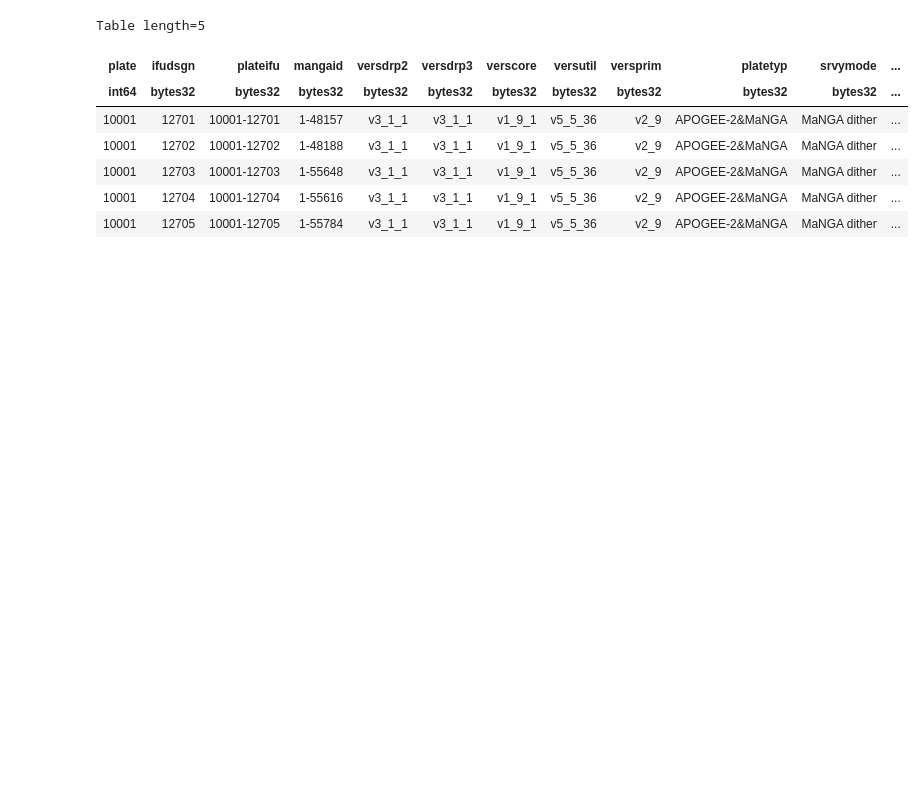
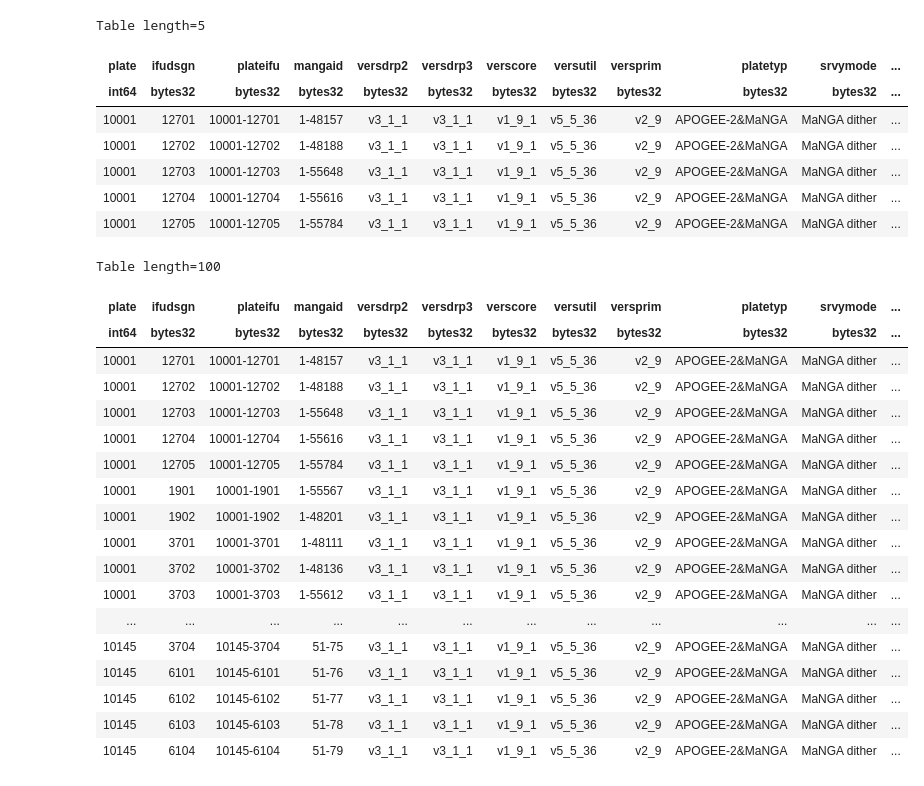
Before and after one commit to DESI-UR/MaNGA-VelMap, a Jupyter notebook: Notebooks/R90_Addition_to_drp.ipynb, the cells around one changed output. Saved outputs shown, nothing was run; the diff lists cells and outputs as text; code cells hidden in the pictures; blank space fills up the shorter version.

Commit message:
Added R90 column to drpall table

```diff
--- a/Notebooks/R90_Addition_to_drp.ipynb
+++ b/Notebooks/R90_Addition_to_drp.ipynb
@@ -59,3 +63,27 @@ Table length=5
 | 10001 | 12705 | 10001-12705 | 1-55784 | v3_1_1 | v3_1_1 | v1_9_1 | v5_5_36 | v2_9 | APOGEE-2&MaNGA | MaNGA dither | ... |
 # %%
 drpall.write(data_folder + 'drpall_ttype_R90.fits', format='fits',overwrite=True)
+# %%
+drpall_r90 = data_folder + 'drpall_ttype_R90.fits'
+drpall_R90 = Table.read(drpall_r90, format="fits",hdu=1)
+drpall_R90[:100]
+# %% [output]
+Table length=100
+| plate | ifudsgn | plateifu | mangaid | versdrp2 | versdrp3 | verscore | versutil | versprim | platetyp | srvymode | ... |
+| int64 | bytes32 | bytes32 | bytes32 | bytes32 | bytes32 | bytes32 | bytes32 | bytes32 | bytes32 | bytes32 | ... |
+| 10001 | 12701 | 10001-12701 | 1-48157 | v3_1_1 | v3_1_1 | v1_9_1 | v5_5_36 | v2_9 | APOGEE-2&MaNGA | MaNGA dither | ... |
+| 10001 | 12702 | 10001-12702 | 1-48188 | v3_1_1 | v3_1_1 | v1_9_1 | v5_5_36 | v2_9 | APOGEE-2&MaNGA | MaNGA dither | ... |
+| 10001 | 12703 | 10001-12703 | 1-55648 | v3_1_1 | v3_1_1 | v1_9_1 | v5_5_36 | v2_9 | APOGEE-2&MaNGA | MaNGA dither | ... |
+| 10001 | 12704 | 10001-12704 | 1-55616 | v3_1_1 | v3_1_1 | v1_9_1 | v5_5_36 | v2_9 | APOGEE-2&MaNGA | MaNGA dither | ... |
+| 10001 | 12705 | 10001-12705 | 1-55784 | v3_1_1 | v3_1_1 | v1_9_1 | v5_5_36 | v2_9 | APOGEE-2&MaNGA | MaNGA dither | ... |
+| 10001 | 1901 | 10001-1901 | 1-55567 | v3_1_1 | v3_1_1 | v1_9_1 | v5_5_36 | v2_9 | APOGEE-2&MaNGA | MaNGA dither | ... |
+| 10001 | 1902 | 10001-1902 | 1-48201 | v3_1_1 | v3_1_1 | v1_9_1 | v5_5_36 | v2_9 | APOGEE-2&MaNGA | MaNGA dither | ... |
+| 10001 | 3701 | 10001-3701 | 1-48111 | v3_1_1 | v3_1_1 | v1_9_1 | v5_5_36 | v2_9 | APOGEE-2&MaNGA | MaNGA dither | ... |
+| 10001 | 3702 | 10001-3702 | 1-48136 | v3_1_1 | v3_1_1 | v1_9_1 | v5_5_36 | v2_9 | APOGEE-2&MaNGA | MaNGA dither | ... |
+| 10001 | 3703 | 10001-3703 | 1-55612 | v3_1_1 | v3_1_1 | v1_9_1 | v5_5_36 | v2_9 | APOGEE-2&MaNGA | MaNGA dither | ... |
+| ... | ... | ... | ... | ... | ... | ... | ... | ... | ... | ... | ... |
+| 10145 | 3704 | 10145-3704 | 51-75 | v3_1_1 | v3_1_1 | v1_9_1 | v5_5_36 | v2_9 | APOGEE-2&MaNGA | MaNGA dither | ... |
+| 10145 | 6101 | 10145-6101 | 51-76 | v3_1_1 | v3_1_1 | v1_9_1 | v5_5_36 | v2_9 | APOGEE-2&MaNGA | MaNGA dither | ... |
+| 10145 | 6102 | 10145-6102 | 51-77 | v3_1_1 | v3_1_1 | v1_9_1 | v5_5_36 | v2_9 | APOGEE-2&MaNGA | MaNGA dither | ... |
+| 10145 | 6103 | 10145-6103 | 51-78 | v3_1_1 | v3_1_1 | v1_9_1 | v5_5_36 | v2_9 | APOGEE-2&MaNGA | MaNGA dither | ... |
+| 10145 | 6104 | 10145-6104 | 51-79 | v3_1_1 | v3_1_1 | v1_9_1 | v5_5_36 | v2_9 | APOGEE-2&MaNGA | MaNGA dither | ... |
```
Also changed, not shown: parts of 4 cells of this notebook.
